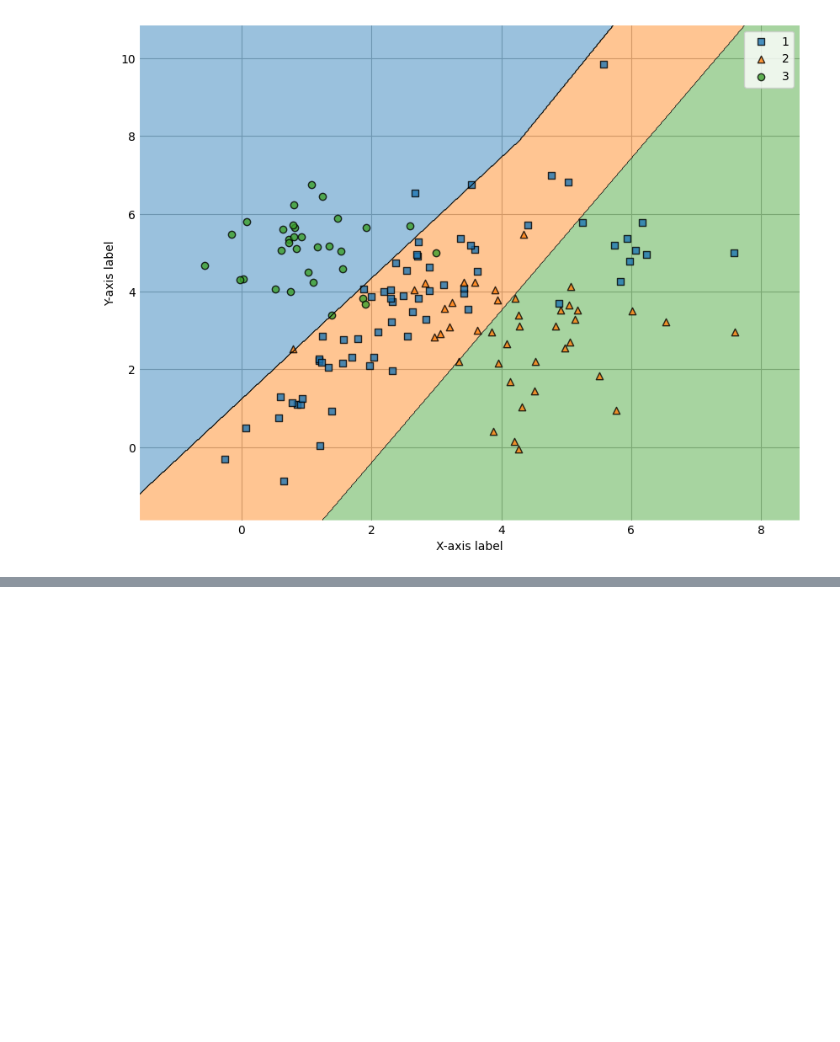
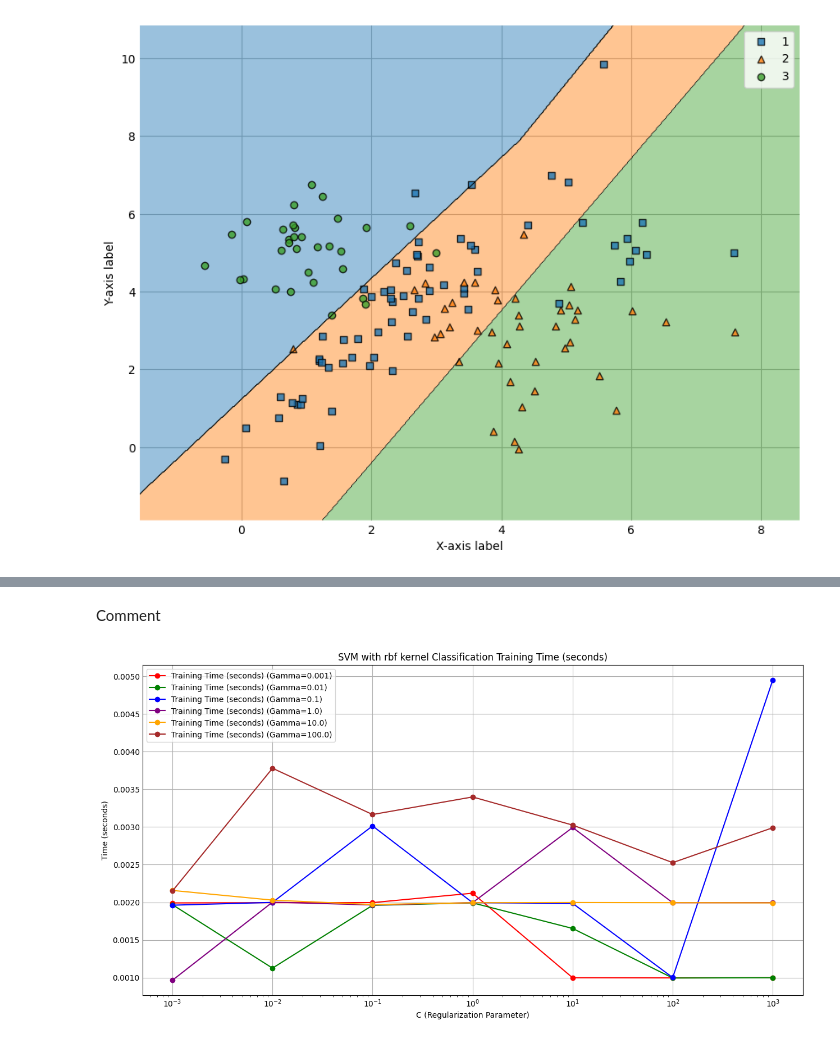
Before and after one commit to Elemxm/Pattern-Recognition, a Jupyter notebook: svm.ipynb, the cells around one changed output, grey strips where cells are left out. Drawn from its saved outputs; the diff is of its cells as text; code cells hidden in the pictures; blank space fills up the shorter version.

```diff
--- a/svm.ipynb
+++ b/svm.ipynb
@@ -182,0 +234,6 @@ print(f"Results are saved to {output_file}")
+# %% [markdown]
+Comment
+# %%
+ploting_func(unique_gamma_values, C_values, training_time, gamma_colors, 'Training', 'Time (seconds)')
+# %% [output]
+[figure, added]
```
Also changed, not shown: parts of 51 cells of this notebook.
